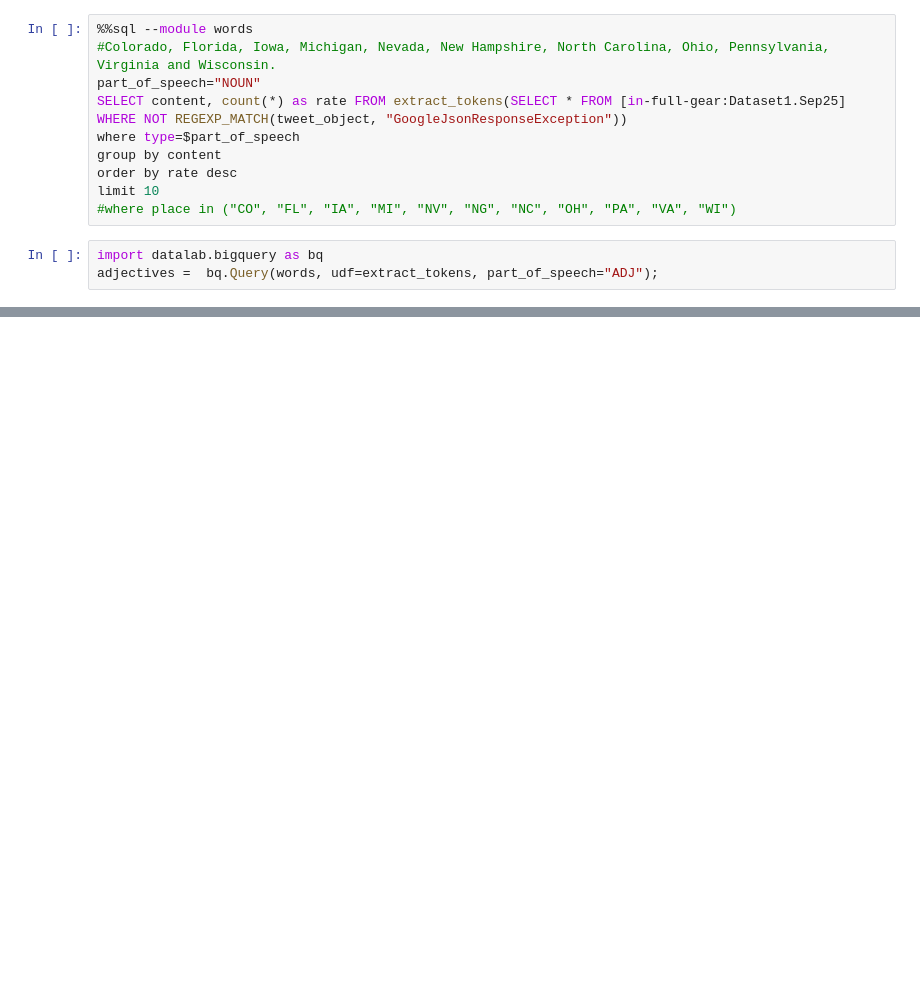
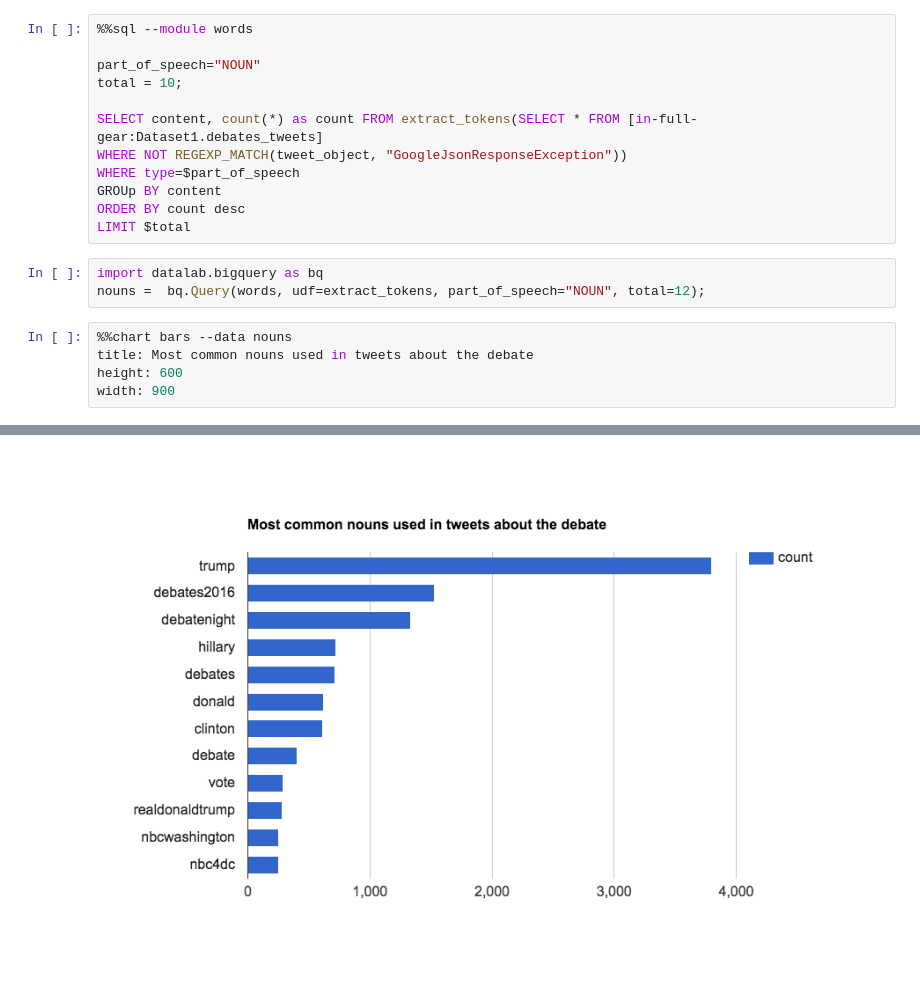
Before and after one commit to sAbakumoff/InFullGear, a Jupyter notebook: data_analysis.ipynb, the cells around one changed output, grey strips where cells are left out. Drawn from its saved outputs; the diff is of its cells as text; blank space fills up the shorter version.

```diff
--- a/data_analysis.ipynb
+++ b/data_analysis.ipynb
@@ -20,14 +42,22 @@ function(r, emitFn) {
 }
 # %%
 %%sql --module words
-#Colorado, Florida, Iowa, Michigan, Nevada, New Hampshire, North Carolina, Ohio, Pennsylvania, Virginia and Wisconsin.
+
 part_of_speech="NOUN"
-SELECT content, count(*) as rate FROM extract_tokens(SELECT * FROM [in-full-gear:Dataset1.Sep25] WHERE NOT REGEXP_MATCH(tweet_object, "GoogleJsonResponseException"))
-where type=$part_of_speech
-group by content
-order by rate desc
-limit 10
-#where place in ("CO", "FL", "IA", "MI", "NV", "NG", "NC", "OH", "PA", "VA", "WI")
+total = 10;
+
+SELECT content, count(*) as count FROM extract_tokens(SELECT * FROM [in-full-gear:Dataset1.debates_tweets]
+WHERE NOT REGEXP_MATCH(tweet_object, "GoogleJsonResponseException"))
+WHERE type=$part_of_speech
+GROUp BY content
+ORDER BY count desc
+LIMIT $total
 # %%
 import datalab.bigquery as bq
-adjectives =  bq.Query(words, udf=extract_tokens, part_of_speech="ADJ");
+nouns =  bq.Query(words, udf=extract_tokens, part_of_speech="NOUN", total=12);
+# %%
+%%chart bars --data nouns
+title: Most common nouns used in tweets about the debate
+height: 600
+width: 900
+# %% [output]
@@ -33,0 +65 @@ adjectives =  bq.Query(words, udf=extract_tokens, part_of_speech="ADJ");
+[figure, added]
```
Also changed, not shown: parts of 15 cells of this notebook, 4 other files.
